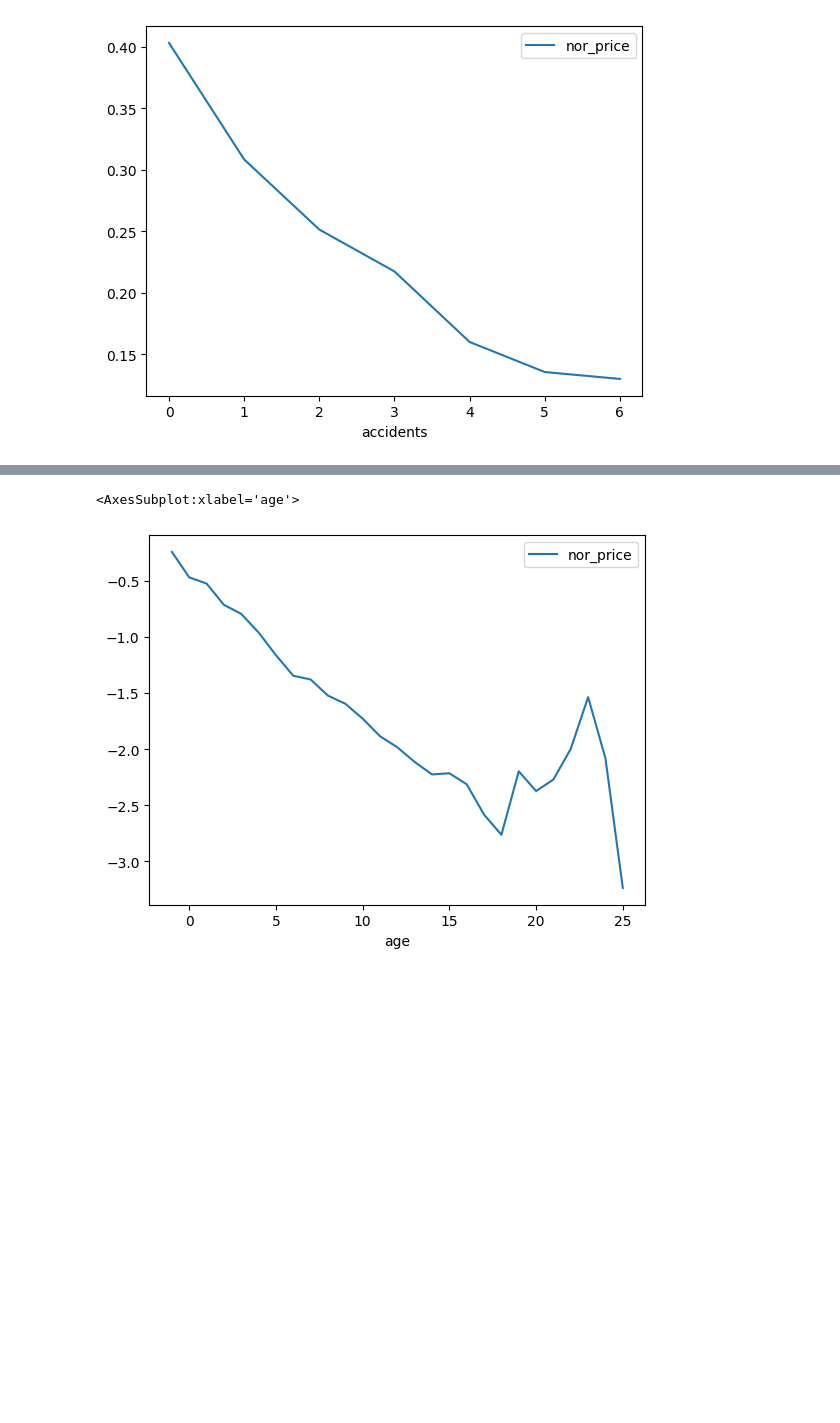
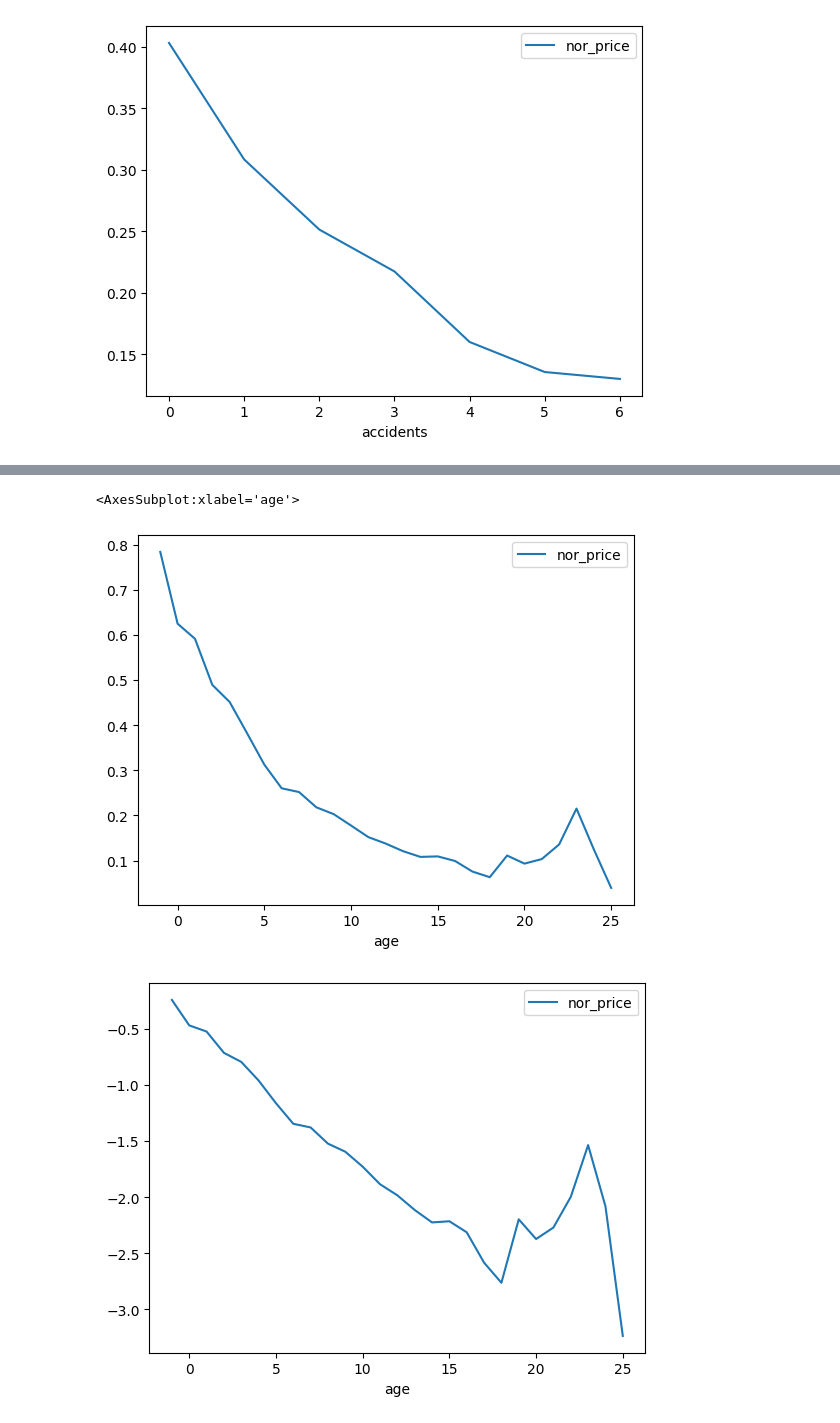
Before and after one commit to gzmazek/Analiza-prodaje-avtomobilov, a Jupyter notebook: analiza-avtomobilov.ipynb, the cells around one changed output, grey strips where cells are left out. Cells and saved outputs as stored; diff of their text form; code cells hidden in the pictures; blank space fills up the shorter version.

```diff
--- a/analiza-avtomobilov.ipynb
+++ b/analiza-avtomobilov.ipynb
@@ -102,6 +110,8 @@ cars_useful_info[["accidents", "nor_price"]].groupby("accidents").mean().plot()
 # %%
+cars_useful_info[["age", "nor_price"]].groupby("age").mean().plot()
 cars_useful_info[["age", "nor_price"]].groupby("age").mean().apply(np.log).plot()
 # %% [output]
 <AxesSubplot:xlabel='age'>
-[figure, old version]
+[figure, new version]
+[figure, added]
 # %%
```
Also changed, not shown: parts of 15 cells of this notebook, 1 other file.
